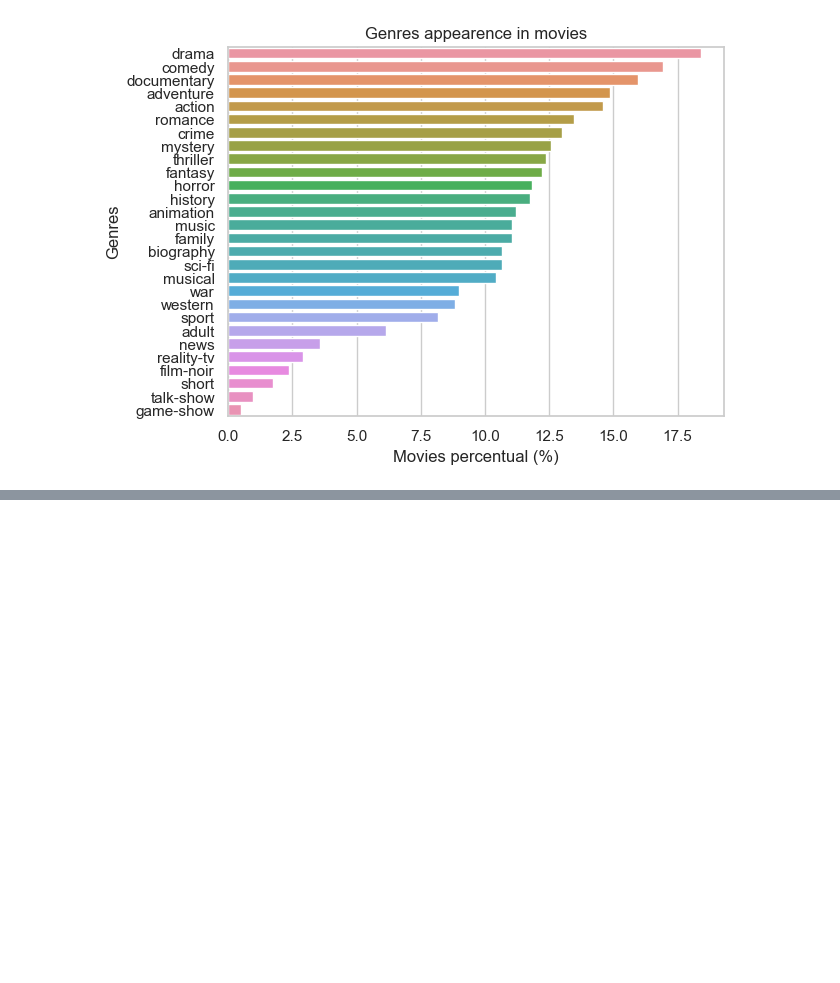
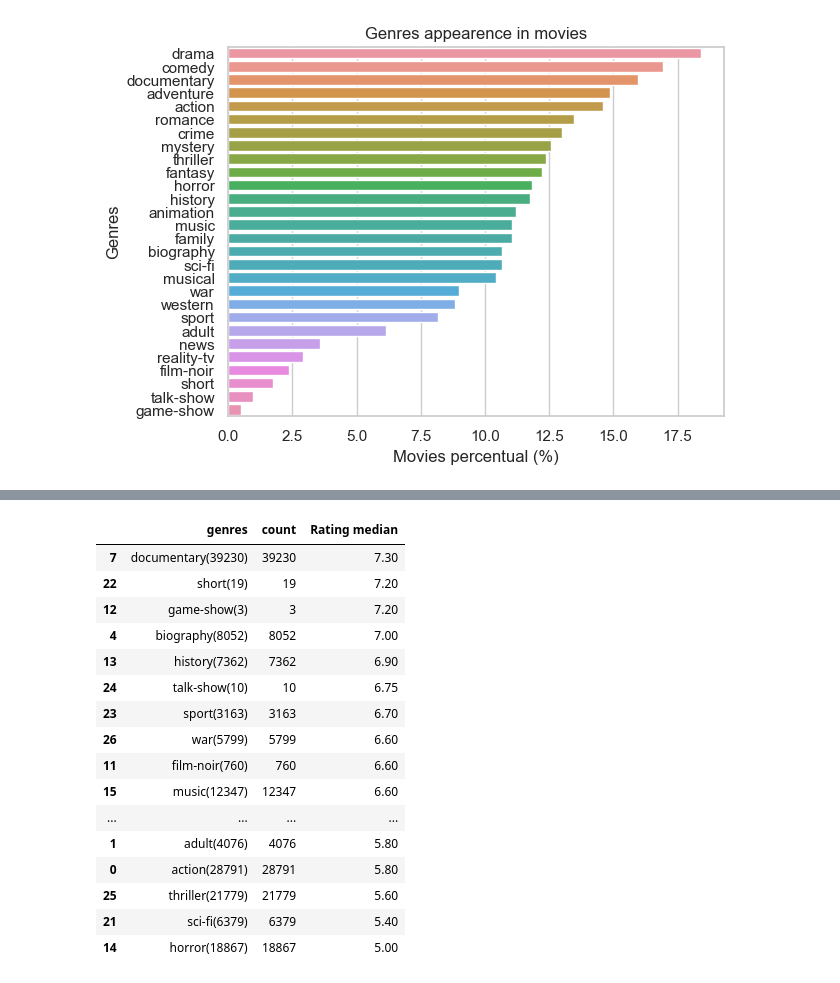
Before and after one commit to Ckk3/python-fundamentos-para-analise-de-dados-3.0, a Jupyter notebook: DataBases/miniProject1/project.ipynb, the cells around one changed output, grey strips where cells are left out. Saved outputs shown, nothing was run; the diff lists cells and outputs as text; code cells hidden in the pictures; blank space fills up the shorter version.

```diff
--- a/DataBases/miniProject1/project.ipynb
+++ b/DataBases/miniProject1/project.ipynb
@@ -337,0 +469,21 @@ NameError: name 'bag_genre' is not defined
+# %%
+genre_ratings_countDF['genres'] = new_names
+display(genre_ratings_countDF)
+# %% [output]
+|  | genres | count | Rating median |
+| 7 | documentary(39230) | 39230 | 7.30 |
+| 22 | short(19) | 19 | 7.20 |
+| 12 | game-show(3) | 3 | 7.20 |
+| 4 | biography(8052) | 8052 | 7.00 |
+| 13 | history(7362) | 7362 | 6.90 |
+| 24 | talk-show(10) | 10 | 6.75 |
+| 23 | sport(3163) | 3163 | 6.70 |
+| 26 | war(5799) | 5799 | 6.60 |
+| 11 | film-noir(760) | 760 | 6.60 |
+| 15 | music(12347) | 12347 | 6.60 |
+| ... | ... | ... | ... |
+| 1 | adult(4076) | 4076 | 5.80 |
+| 0 | action(28791) | 28791 | 5.80 |
+| 25 | thriller(21779) | 21779 | 5.60 |
+| 21 | sci-fi(6379) | 6379 | 5.40 |
+| 14 | horror(18867) | 18867 | 5.00 |
```
Also changed, not shown: parts of 18 cells of this notebook.
